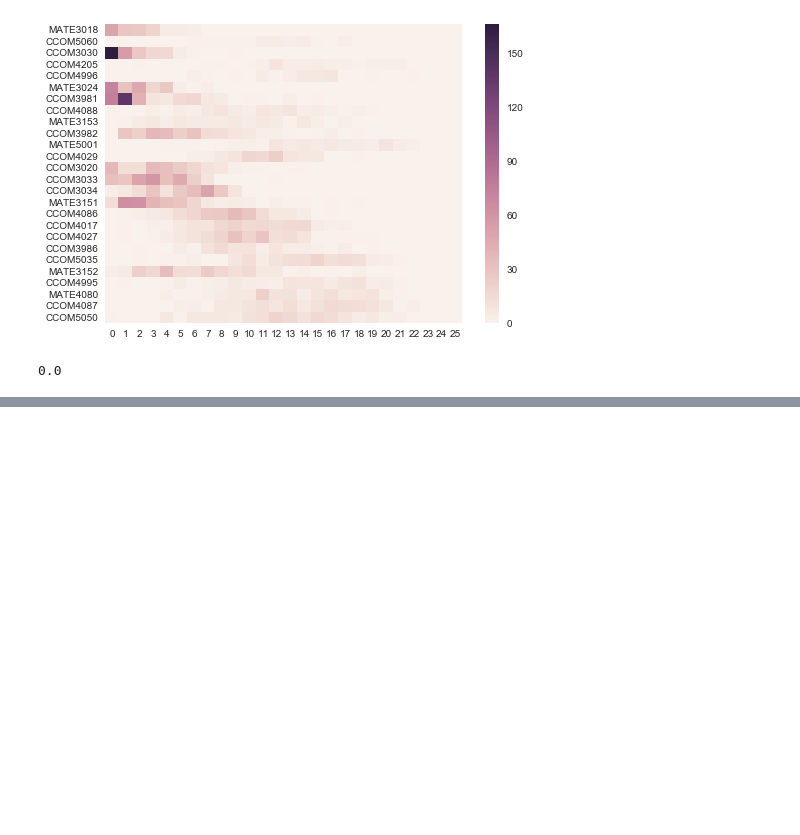
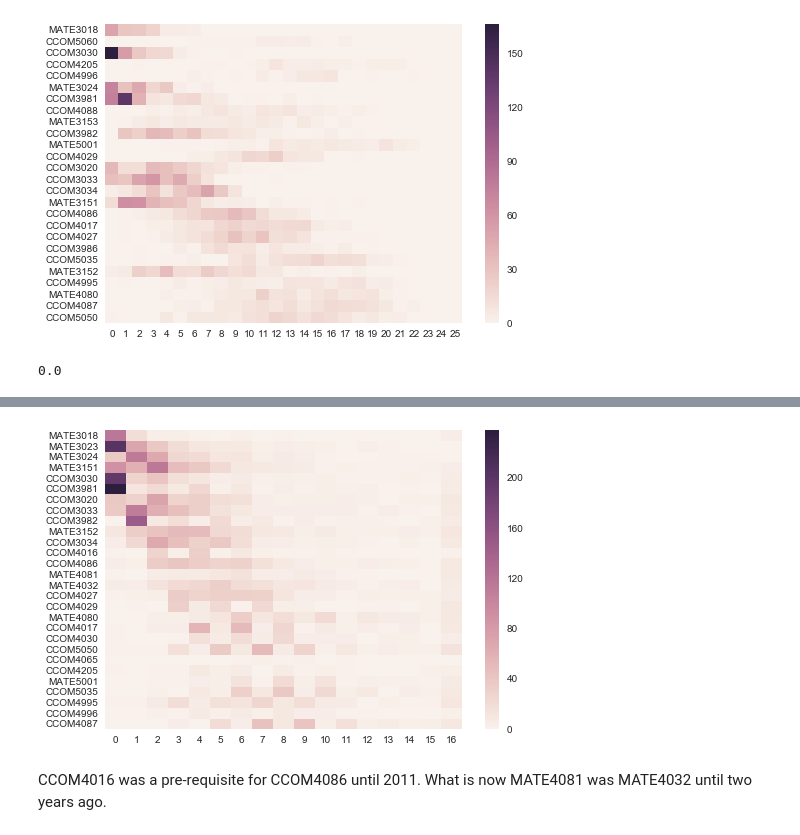
Before and after one commit to humberto-ortiz/stumap, a Jupyter notebook: stumap.ipynb, the cells around one changed output, grey strips where cells are left out. Cells and saved outputs as stored; diff of their text form; code cells hidden in the pictures; blank space fills up the shorter version.

```diff
--- a/stumap.ipynb
+++ b/stumap.ipynb
@@ -116,6 +116,16 @@ core = set(['CCOM3020',
                 'CCOM5035',
                 'CCOM5050',
                 'CCOM5060'])
+# %%
+prog2011 = ['MATE3018', 'MATE3023', 'MATE3024', # should have tested out of these pre calc
+            'MATE3151', 'CCOM3030', 'CCOM3981', # espa soc eng
+            'CCOM3020', 'CCOM3033', 'CCOM3982', # soc espa eng
+            'MATE3152', 'CCOM3034', 'CCOM4016', 'CCOM4086', # sci huma
+            'MATE4081', 'MATE4032', 'CCOM4027', 'CCOM4029', # sci huma
+            'MATE4080', 'CCOM4017', 'CCOM4030', # libre lite
+            'CCOM5050', 'CCOM4065', 'CCOM4205', # art lite
+            'MATE5001', 'CCOM5035', 'CCOM4995', # SCI SCI
+            'CCOM4996', 'CCOM4087']
 # %%
 prog2016 = ['MATE3018', 'MATE3023', 'MATE3024', # should have tested out of these pre calc
             'MATE3151', 'CCOM3030', 'CCOM3981', # espa soc eng
@@ -319,0 +329,6 @@ sns.heatmap(heatmap(clean(sequences, prog2016), prog2016),cmap = None)
+# %%
+ax = sns.heatmap(heatmap(clean(sequences, prog2011), prog2011),cmap = None)
+# %% [output]
+[figure, added]
+# %% [markdown]
+CCOM4016 was a pre-requisite for CCOM4086 until 2011. What is now MATE4081 was MATE4032 until two years ago.
```
Also changed, not shown: parts of 3 cells of this notebook.
